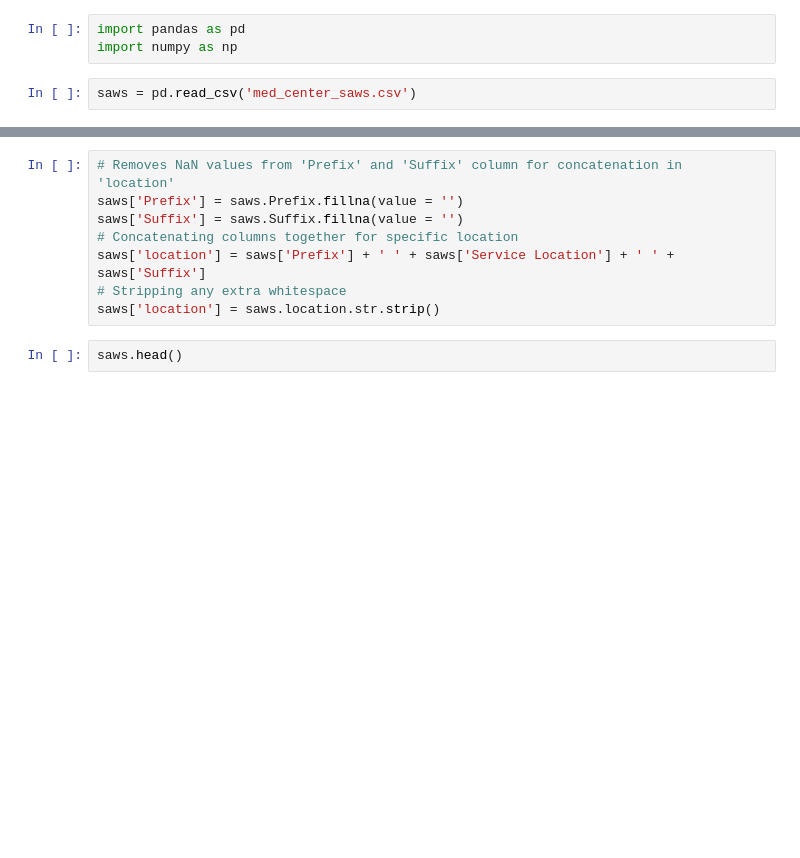
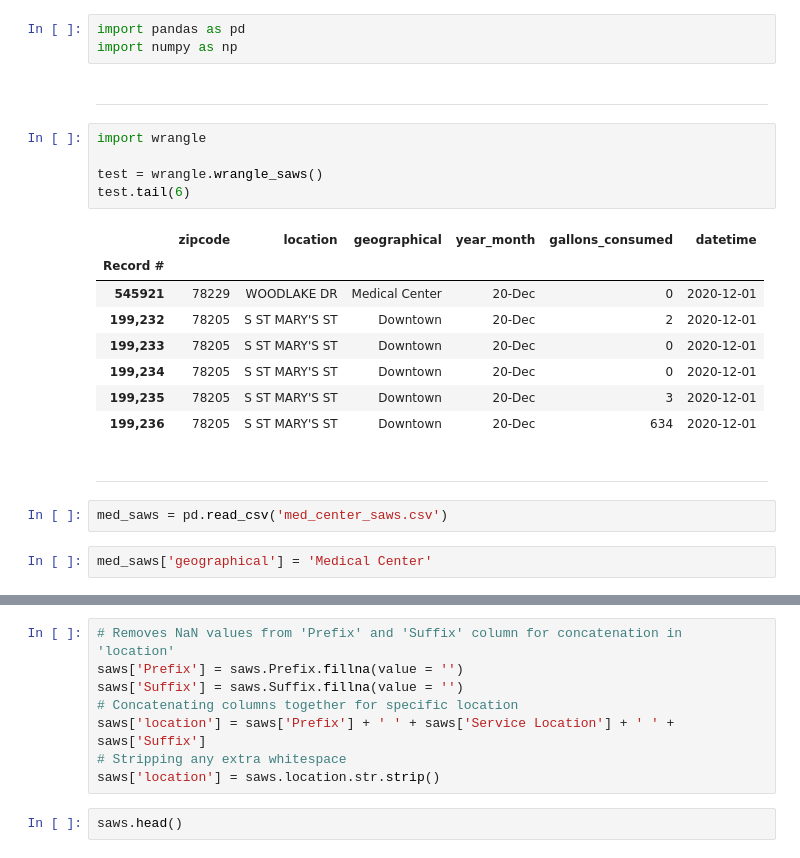
Before and after one commit to slc-data/2021-datathon, a Jupyter notebook: workbooks/caitlyn/reformat_saws.ipynb, the cells around one changed output, grey strips where cells are left out. Drawn from its saved outputs; the diff is of its cells as text; blank space fills up the shorter version.

```diff
--- a/workbooks/caitlyn/reformat_saws.ipynb
+++ b/workbooks/caitlyn/reformat_saws.ipynb
@@ -1,5 +1,25 @@
 # %%
 import pandas as pd
 import numpy as np
+# %% [markdown]
+___
+# %%
+import wrangle
+
+test = wrangle.wrangle_saws()
+test.tail(6)
+# %% [output]
+|  | zipcode | location | geographical | year_month | gallons_consumed | datetime |
+| Record # |  |  |  |  |  |  |
+| 545921 | 78229 | WOODLAKE DR | Medical Center | 20-Dec | 0 | 2020-12-01 |
+| 199,232 | 78205 | S ST MARY'S ST | Downtown | 20-Dec | 2 | 2020-12-01 |
+| 199,233 | 78205 | S ST MARY'S ST | Downtown | 20-Dec | 0 | 2020-12-01 |
+| 199,234 | 78205 | S ST MARY'S ST | Downtown | 20-Dec | 0 | 2020-12-01 |
+| 199,235 | 78205 | S ST MARY'S ST | Downtown | 20-Dec | 3 | 2020-12-01 |
+| 199,236 | 78205 | S ST MARY'S ST | Downtown | 20-Dec | 634 | 2020-12-01 |
+# %% [markdown]
+___
 # %%
-saws = pd.read_csv('med_center_saws.csv')
+med_saws = pd.read_csv('med_center_saws.csv')
+# %%
+med_saws['geographical'] = 'Medical Center'
```
Also changed, not shown: parts of 17 cells of this notebook.
